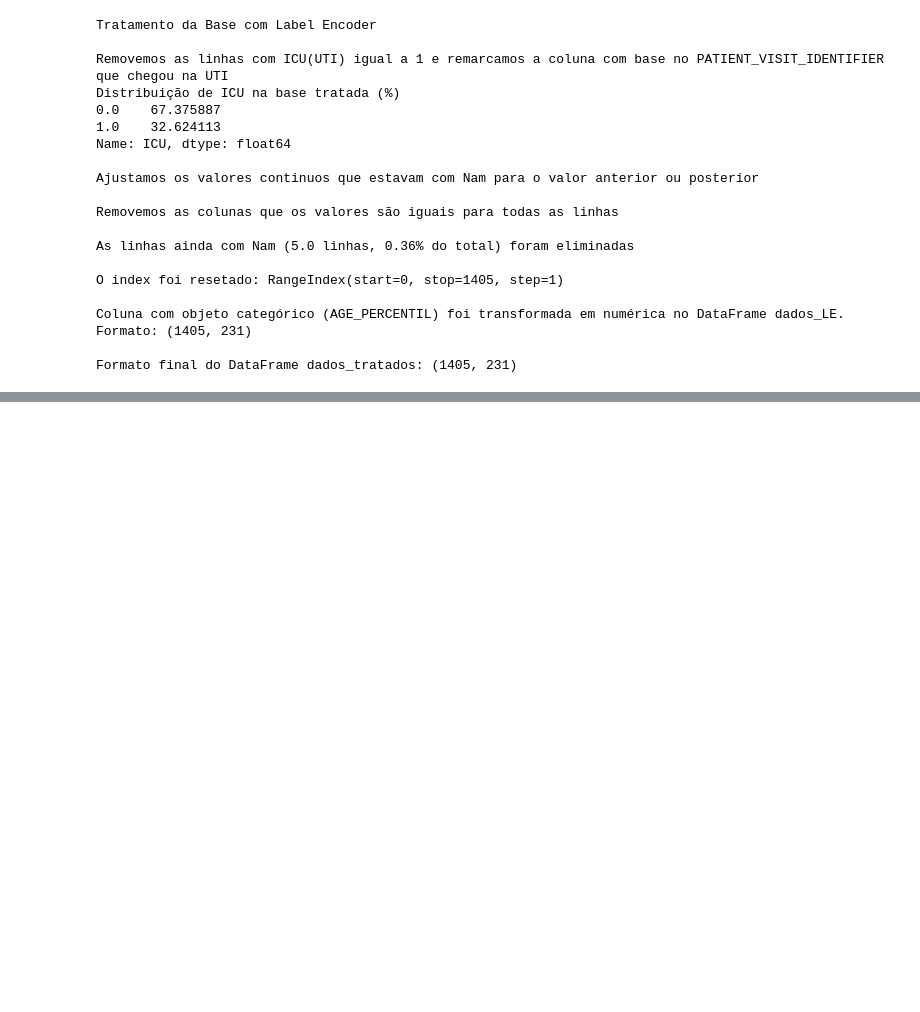
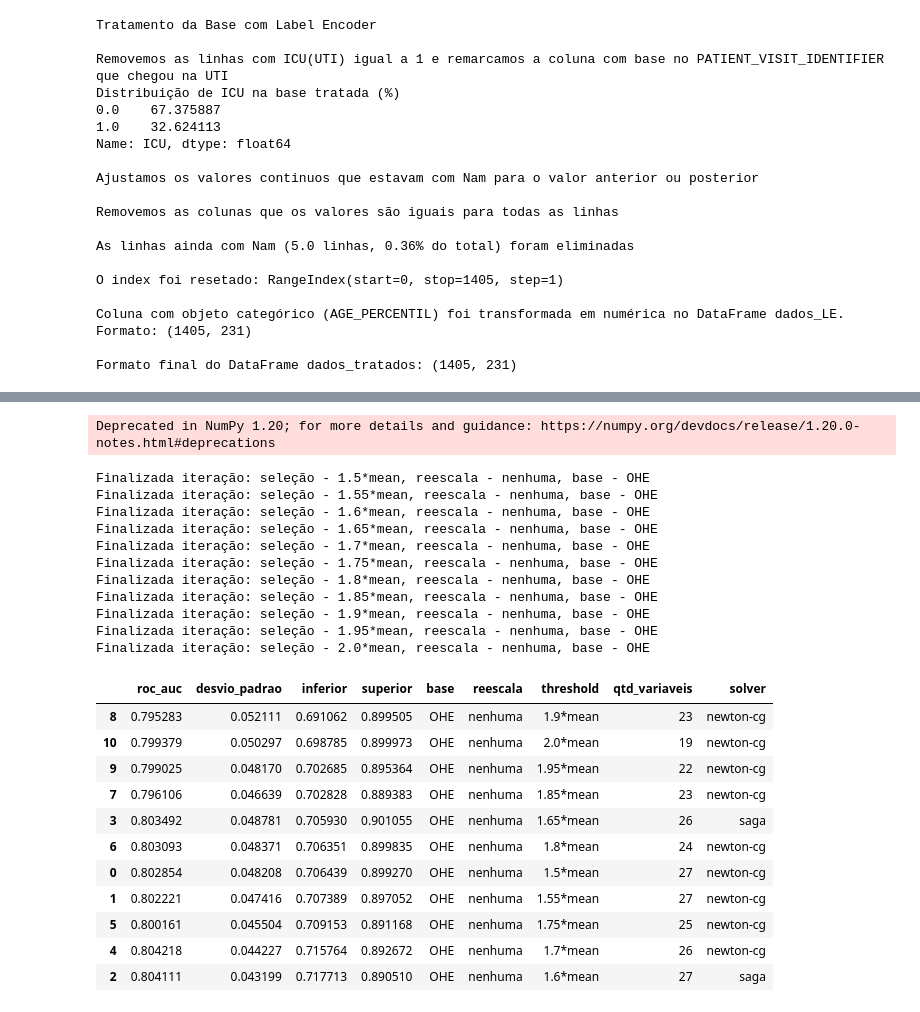
Before and after one commit to ricardosaj/ProjetoFinalBootcampAluraDataScience, a Jupyter notebook: ProjetoBCFinal.ipynb, the cells around one changed output, grey strips where cells are left out. Saved outputs shown, nothing was run; the diff lists cells and outputs as text; code cells hidden in the pictures; blank space fills up the shorter version.

```diff
--- a/ProjetoBCFinal.ipynb
+++ b/ProjetoBCFinal.ipynb
@@ -576,3 +587,8 @@ class seleciona_modelo():
     self.modelo_final = self.pipe.fit(self.Xs[self.base], self.ys[self.base])
     dump(self.modelo_final, nome_arquivo)
     return 'modelo salvo como: ' + nome_arquivo
+# %%
+# filtrando apenas a primeira janela de dados_LE
+dados_LE_0_2 = dados_LE[dados_LE["WINDOW"] == '0-2']
+# filtrando apenas a primeira janela de dados_OHE utilizando outro forma de fazer isso
+dados_OHE_0_2 = dados_OHE.query("WINDOW == '0-2'")
@@ -578,0 +682,30 @@ class seleciona_modelo():
+# %%
+testes  = {'solver': ['newton-cg', 'lbfgs', 'liblinear', 'sag', 'saga']}
+a = selecao_LR.testa_parametros({'solver': ['newton-cg','saga']},metrica='roc_auc', lista_dados=[(dados_OHE_0_2,'OHE')],
+                            selecao_menor=50, selecao_maior=100, passo=5, n_repeats=30)
+selecao_LR.classifica_resultados()
+# %% [output]
+Deprecated in NumPy 1.20; for more details and guidance: https://numpy.org/devdocs/release/1.20.0-notes.html#deprecations
+Finalizada iteração: seleção - 1.5*mean, reescala - nenhuma, base - OHE
+Finalizada iteração: seleção - 1.55*mean, reescala - nenhuma, base - OHE
+Finalizada iteração: seleção - 1.6*mean, reescala - nenhuma, base - OHE
+Finalizada iteração: seleção - 1.65*mean, reescala - nenhuma, base - OHE
+Finalizada iteração: seleção - 1.7*mean, reescala - nenhuma, base - OHE
+Finalizada iteração: seleção - 1.75*mean, reescala - nenhuma, base - OHE
+Finalizada iteração: seleção - 1.8*mean, reescala - nenhuma, base - OHE
+Finalizada iteração: seleção - 1.85*mean, reescala - nenhuma, base - OHE
+Finalizada iteração: seleção - 1.9*mean, reescala - nenhuma, base - OHE
+Finalizada iteração: seleção - 1.95*mean, reescala - nenhuma, base - OHE
+Finalizada iteração: seleção - 2.0*mean, reescala - nenhuma, base - OHE
+|  | roc_auc | desvio_padrao | inferior | superior | base | reescala | threshold | qtd_variaveis | solver |
+| 8 | 0.795283 | 0.052111 | 0.691062 | 0.899505 | OHE | nenhuma | 1.9*mean | 23 | newton-cg |
+| 10 | 0.799379 | 0.050297 | 0.698785 | 0.899973 | OHE | nenhuma | 2.0*mean | 19 | newton-cg |
+| 9 | 0.799025 | 0.048170 | 0.702685 | 0.895364 | OHE | nenhuma | 1.95*mean | 22 | newton-cg |
+| 7 | 0.796106 | 0.046639 | 0.702828 | 0.889383 | OHE | nenhuma | 1.85*mean | 23 | newton-cg |
+| 3 | 0.803492 | 0.048781 | 0.705930 | 0.901055 | OHE | nenhuma | 1.65*mean | 26 | saga |
+| 6 | 0.803093 | 0.048371 | 0.706351 | 0.899835 | OHE | nenhuma | 1.8*mean | 24 | newton-cg |
+| 0 | 0.802854 | 0.048208 | 0.706439 | 0.899270 | OHE | nenhuma | 1.5*mean | 27 | newton-cg |
+| 1 | 0.802221 | 0.047416 | 0.707389 | 0.897052 | OHE | nenhuma | 1.55*mean | 27 | newton-cg |
+| 5 | 0.800161 | 0.045504 | 0.709153 | 0.891168 | OHE | nenhuma | 1.75*mean | 25 | newton-cg |
+| 4 | 0.804218 | 0.044227 | 0.715764 | 0.892672 | OHE | nenhuma | 1.7*mean | 26 | newton-cg |
+| 2 | 0.804111 | 0.043199 | 0.717713 | 0.890510 | OHE | nenhuma | 1.6*mean | 27 | saga |
```
Also changed, not shown: parts of 17 cells of this notebook.
